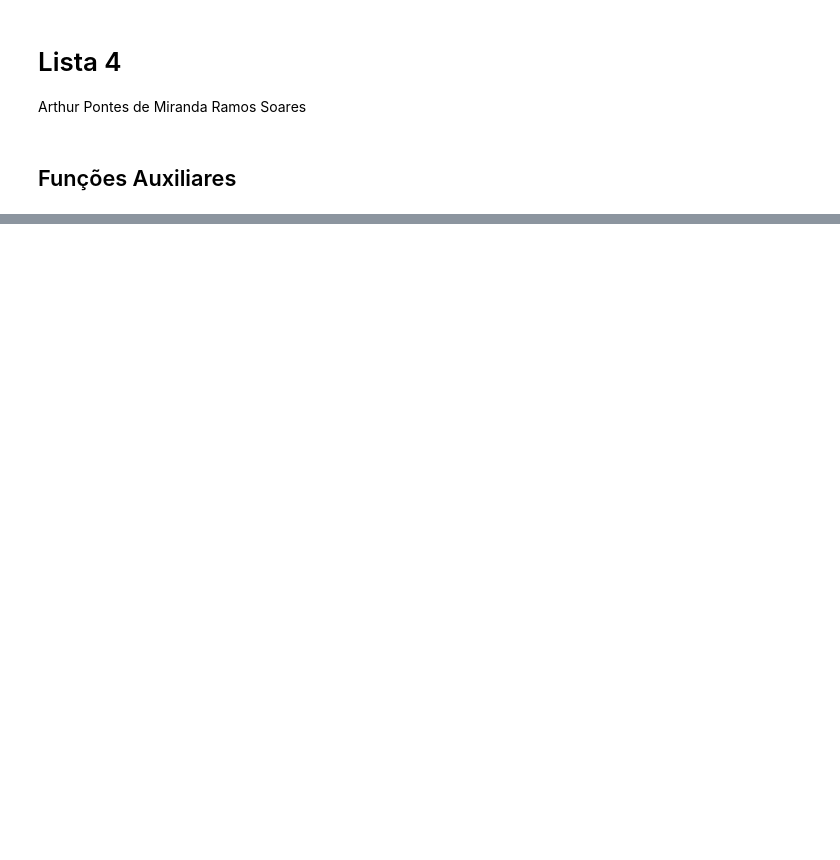
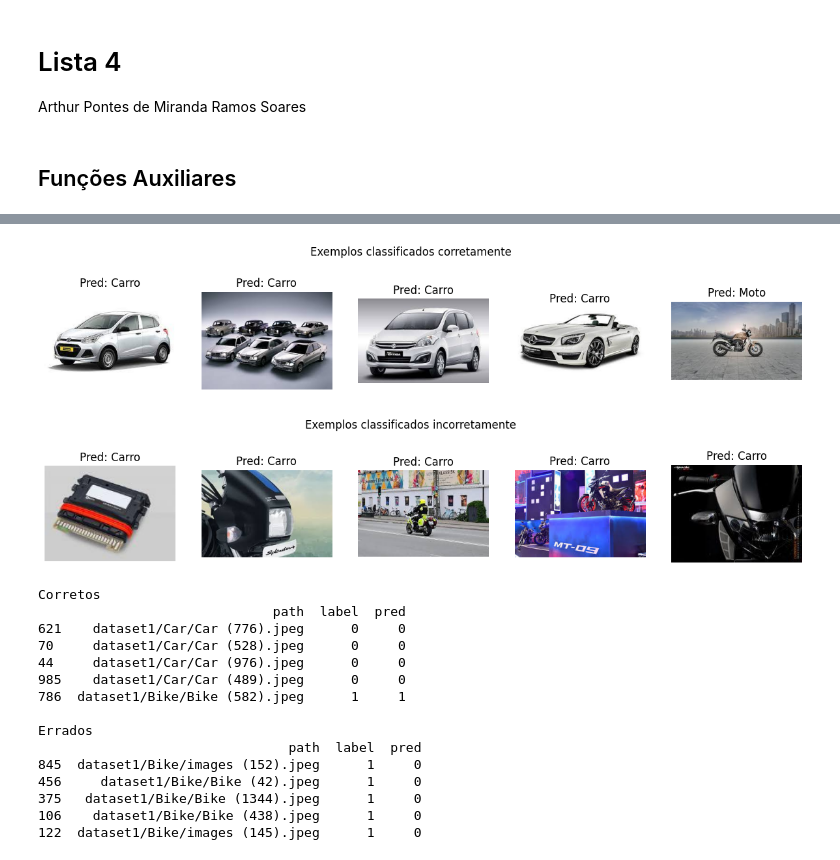
Before and after one commit to Arthurpmrs/cv, a Jupyter notebook: lista4/lista4.ipynb, the cells around one changed output, grey strips where cells are left out. Saved outputs shown, nothing was run; the diff lists cells and outputs as text; code cells hidden in the pictures; blank space fills up the shorter version.

```diff
--- a/lista4/lista4.ipynb
+++ b/lista4/lista4.ipynb
@@ -152,0 +348,33 @@ plt.show()
+# %%
+df_test = pd.DataFrame({'path': test_gen.filepaths, 'label': y_test, 'pred': y_pred})
+
+df_correct = df_test[df_test['label'] == df_test['pred']]
+df_correct = df_correct.sample(n=min(5, len(df_correct)), random_state=10)
+df_wrong = df_test[df_test['label'] != df_test['pred']]
+df_wrong = df_wrong.sample(n=min(5, len(df_wrong)), random_state=10)
+
+show_examples(df_correct, ['Carro', 'Moto'], 'Exemplos classificados corretamente')
+show_examples(df_wrong, ['Carro', 'Moto'], 'Exemplos classificados incorretamente')
+
+print('Corretos')
+print(df_correct[['path', 'label', 'pred']])
+print('\nErrados')
+print(df_wrong[['path', 'label', 'pred']])
+# %% [output]
+[figure, added]
+[figure, added]
+Corretos
+                              path  label  pred
+621    dataset1/Car/Car (776).jpeg      0     0
+70     dataset1/Car/Car (528).jpeg      0     0
+44     dataset1/Car/Car (976).jpeg      0     0
+985    dataset1/Car/Car (489).jpeg      0     0
+786  dataset1/Bike/Bike (582).jpeg      1     1
+
+Errados
+                                path  label  pred
+845  dataset1/Bike/images (152).jpeg      1     0
+456     dataset1/Bike/Bike (42).jpeg      1     0
+375   dataset1/Bike/Bike (1344).jpeg      1     0
+106    dataset1/Bike/Bike (438).jpeg      1     0
+122  dataset1/Bike/images (145).jpeg      1     0
```
Also changed, not shown: parts of 25 cells of this notebook, 2 other files.
